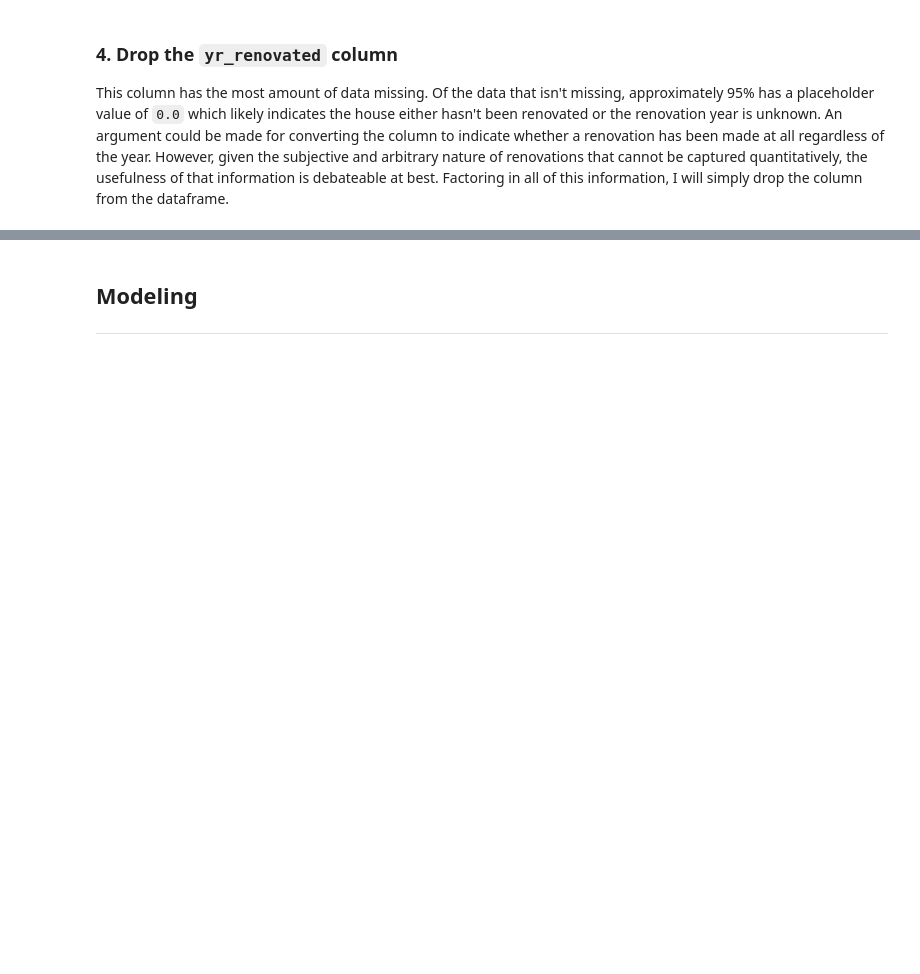
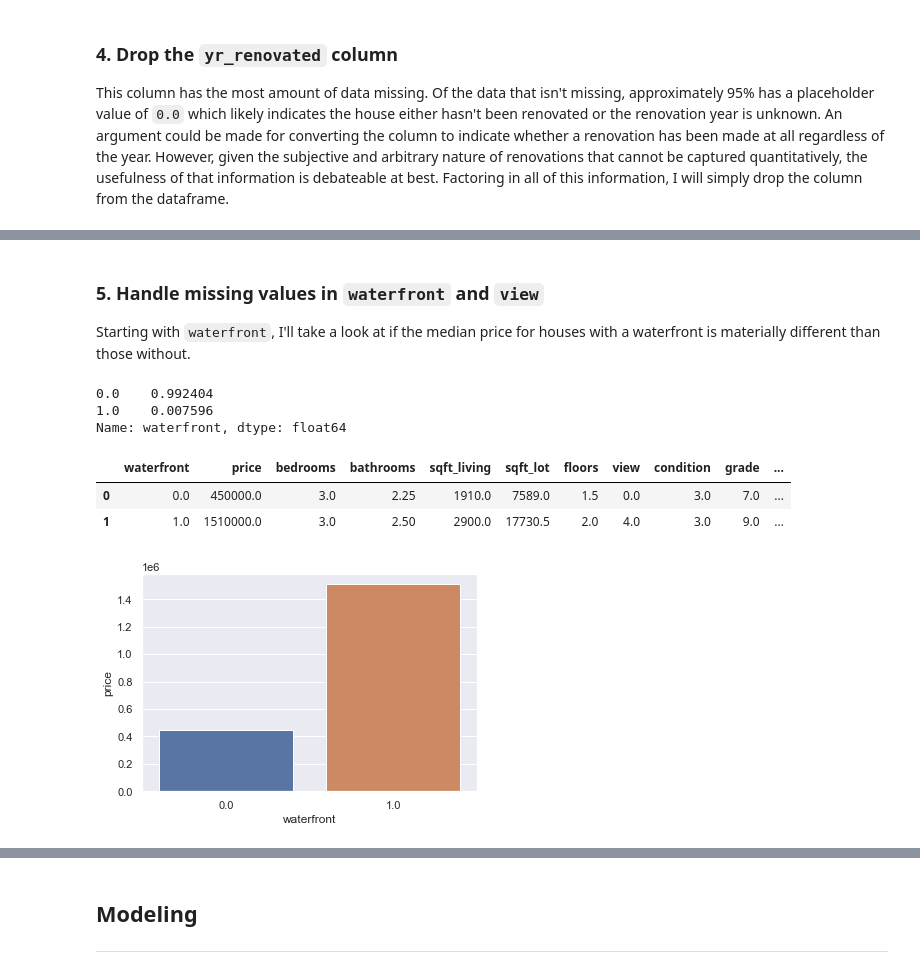
Before and after one commit to tjkyner/housing-regression-model, a Jupyter notebook: notebook.ipynb, the cells around one changed output, grey strips where cells are left out. Cells and saved outputs as stored; diff of their text form; code cells hidden in the pictures; blank space fills up the shorter version.

```diff
--- a/notebook.ipynb
+++ b/notebook.ipynb
@@ -351,0 +358,20 @@ df.columns
+# %% [markdown]
+### 5. Handle missing values in `waterfront` and `view`
+Starting with `waterfront`, I'll take a look at if the median price for houses with a waterfront is materially different than those without.
+# %%
+df.waterfront.value_counts(normalize=True)
+# %% [output]
+0.0    0.992404
+1.0    0.007596
+Name: waterfront, dtype: float64
+# %%
+df_waterfront = df.groupby('waterfront').median().reset_index()
+df_waterfront
+# %% [output]
+|  | waterfront | price | bedrooms | bathrooms | sqft_living | sqft_lot | floors | view | condition | grade | ... |
+| 0 | 0.0 | 450000.0 | 3.0 | 2.25 | 1910.0 | 7589.0 | 1.5 | 0.0 | 3.0 | 7.0 | ... |
+| 1 | 1.0 | 1510000.0 | 3.0 | 2.50 | 2900.0 | 17730.5 | 2.0 | 4.0 | 3.0 | 9.0 | ... |
+# %%
+sns.barplot(x='waterfront', y='price', data=df_waterfront);
+# %% [output]
+[figure, added]
```
Also changed, not shown: parts of 13 cells of this notebook.
